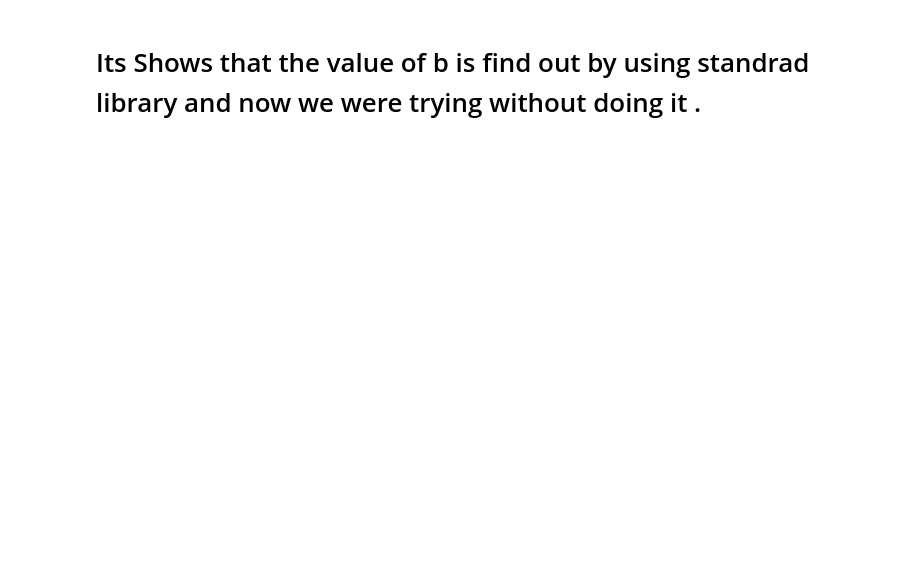
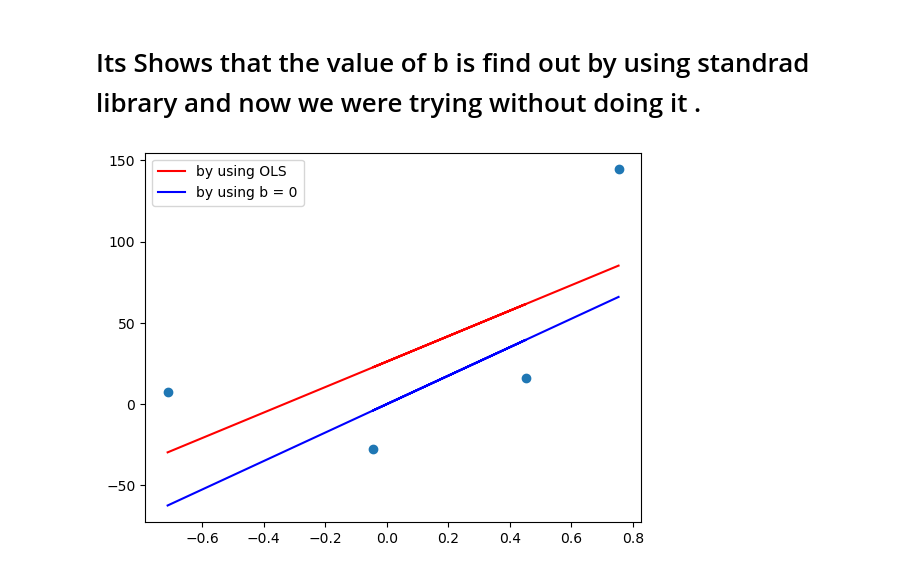
Before and after one commit to sandeshbhatta495/AI, a Jupyter notebook: Gradient Descent/code example of graient sescent .ipynb, the cells around one changed output. Drawn from its saved outputs; the diff is of its cells as text; code cells hidden in the pictures; blank space fills up the shorter version.

```diff
--- a/Gradient Descent/code example of graient sescent .ipynb
+++ b/Gradient Descent/code example of graient sescent .ipynb
@@ -40,0 +46,15 @@ plt.plot(X,reg.predict(X,))
+# %%
+plt.scatter(X, y)
+
+# OLS model (with intercept)
+plt.plot(X, reg.predict(X), color='red', label='by using OLS')
+
+# Forced b = 0 model
+reg_no_intercept = LinearRegression(fit_intercept=False)
+reg_no_intercept.fit(X, y)
+plt.plot(X, reg_no_intercept.predict(X), color='blue', label='by using b = 0')
+
+plt.legend()
+plt.show()
+# %% [output]
+[figure, added]
```
Also changed, not shown: parts of 3 cells of this notebook.
